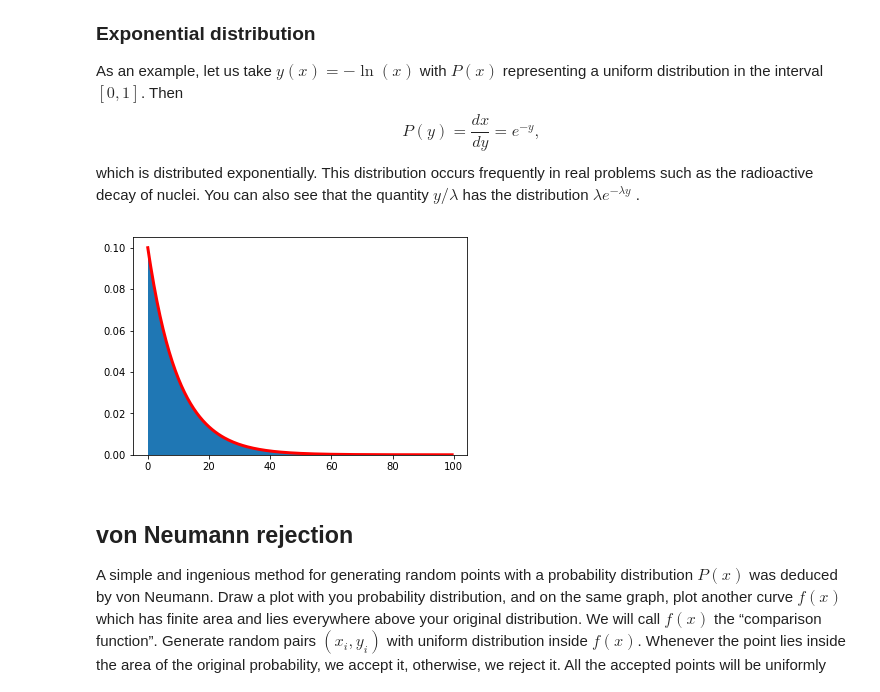
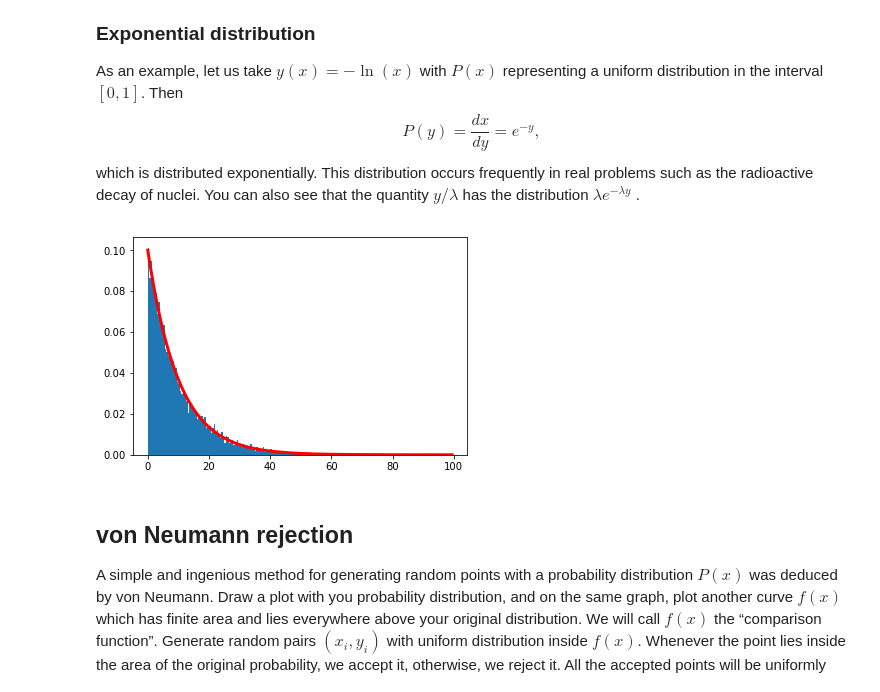
Before and after one commit to atishelmanch/PHYS7321_HW, a Jupyter notebook: HW5/09_02_random_distributions_Homework.ipynb, the cells around one changed output. Drawn from its saved outputs; the diff is of its cells as text; code cells hidden in the pictures.

```diff
--- a/HW5/09_02_random_distributions_Homework.ipynb
+++ b/HW5/09_02_random_distributions_Homework.ipynb
@@ -29,22 +29,27 @@ distribution $\lambda
 e^{-\lambda y}$.
 # %%
 %matplotlib inline
-# Let's you make plot commands in line
+import numpy as np
+from matplotlib import pyplot
 
-import numpy as np # Import Numpy to use funtions
-from matplotlib import pyplot # Import plotting package
-
-N = 1000000
-r = np.random.random(N) # N dimensional array of 'random' values between 0 and 1
+# Array of N 'random' numbers
+N = 10000
+x = np.random.random(N)
 
 xlambda = 0.1
-x = -np.log(r)/xlambda
+y = -np.log(x)/xlambda
+
+# np.arange(): Return evenly spaced values within a given interval.
 
 binwidth=xlambda*5
-pyplot.hist(x,bins=np.arange(0.,100., binwidth),normed=True);
+
+# Histogram
+pyplot.hist(y,bins=np.arange(0.,100., binwidth),normed=True);
+
+# Line
 pyplot.plot(np.arange(0.,100.,binwidth),xlambda*np.exp(-xlambda*np.arange(0.,100.,binwidth)),ls='-',c='red',lw=3);
 # %% [output]
-[figure, old version]
+[figure, new version]
 # %% [markdown]
 von Neumann rejection
 ---------------------
```
Also changed, not shown: parts of 2 cells of this notebook.
